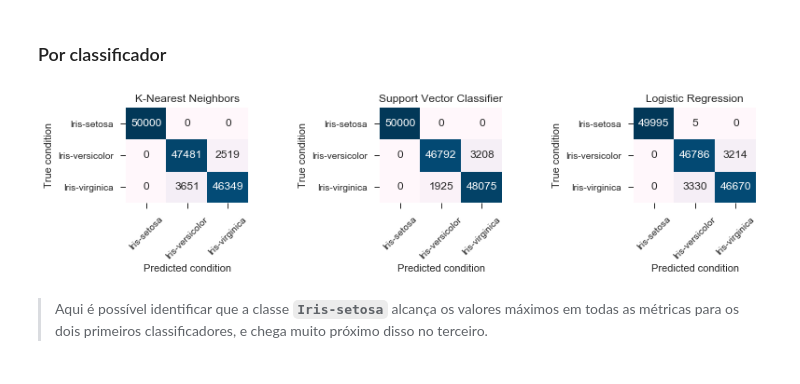
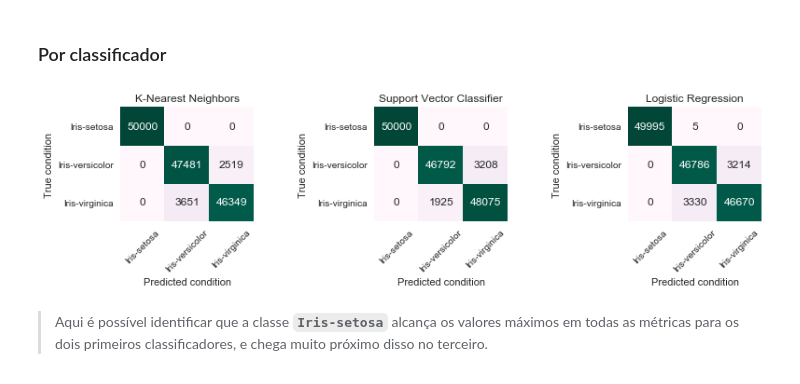
Before and after one commit to cristianokiu/desafio_datascience_intelivix_dez2016, a Jupyter notebook: Basico.ipynb, the cells around one changed output. Drawn from its saved outputs; the diff is of its cells as text; code cells hidden in the pictures.

Commit message:
Tweak confusion matrix plots

```diff
--- a/Basico.ipynb
+++ b/Basico.ipynb
@@ -59,7 +59,7 @@ ds.describe()
 ## Visualização
 * Análise bivariada com gráficos de dispersão entre os pares de variáveis, e univariada - histogramas na diagonal.
 # %%
-sns.set(style='ticks')
+sns.set(style='whitegrid')
 g = sns.pairplot(ds, hue="class", size=3)
 
 # Remove o triângulo superior, que apenas espelha o inferior
@@ -158,9 +158,9 @@ for y_pred, name in zip(y_preds, classifier_names):
 # %% [markdown]
 ### Por classificador
 # %%
-utils.plot_confusion_matrices(cms)
+utils.plot_confusion_matrices(cms, cmap='PuBuGn')
 # %% [output]
-[figure, old version]
+[figure, new version]
 # %% [markdown]
 > Aqui é possível identificar que a classe **`Iris-setosa`** alcança os valores máximos em todas as métricas para os dois primeiros classificadores, e chega muito próximo disso no terceiro.
 # %% [markdown]
```
Also changed, not shown: parts of 4 cells of this notebook, 1 other file.
